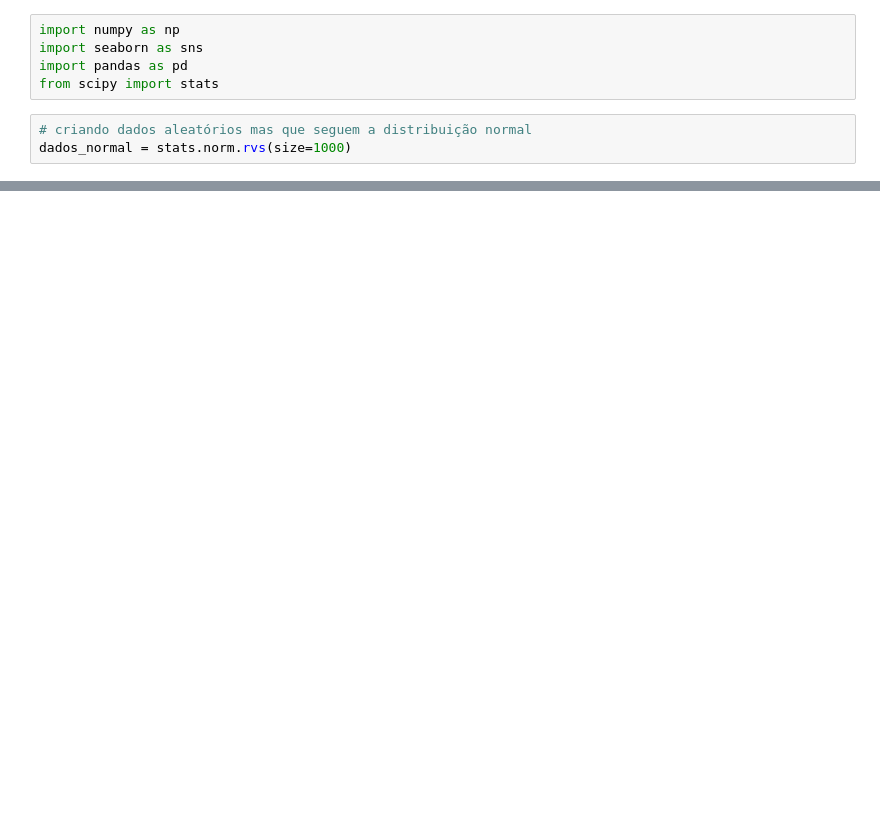
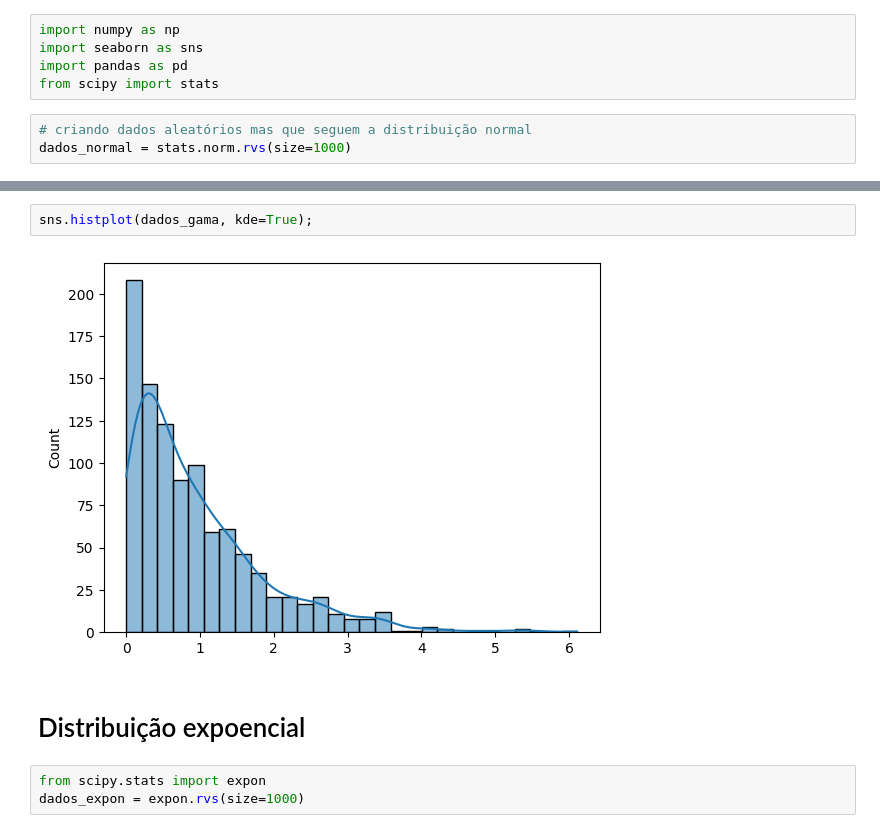
Before and after one commit to ramoonmedeiro/statistics, a Jupyter notebook: distribuicoes/distribuicao.ipynb, the cells around one changed output, grey strips where cells are left out. Drawn from its saved outputs; the diff is of its cells as text; blank space fills up the shorter version.

```diff
--- a/distribuicoes/distribuicao.ipynb
+++ b/distribuicoes/distribuicao.ipynb
@@ -28,0 +68,9 @@ array([-8.18411658e-01, -8.53368189e-01,  1.28270092e+00, -1.10900965e+00,
+# %%
+sns.histplot(dados_gama, kde=True);
+# %% [output]
+[figure, added]
+# %% [markdown]
+# Distribuição expoencial
+# %%
+from scipy.stats import expon
+dados_expon = expon.rvs(size=1000)
```
Also changed, not shown: parts of 23 cells of this notebook, 15 other files.
